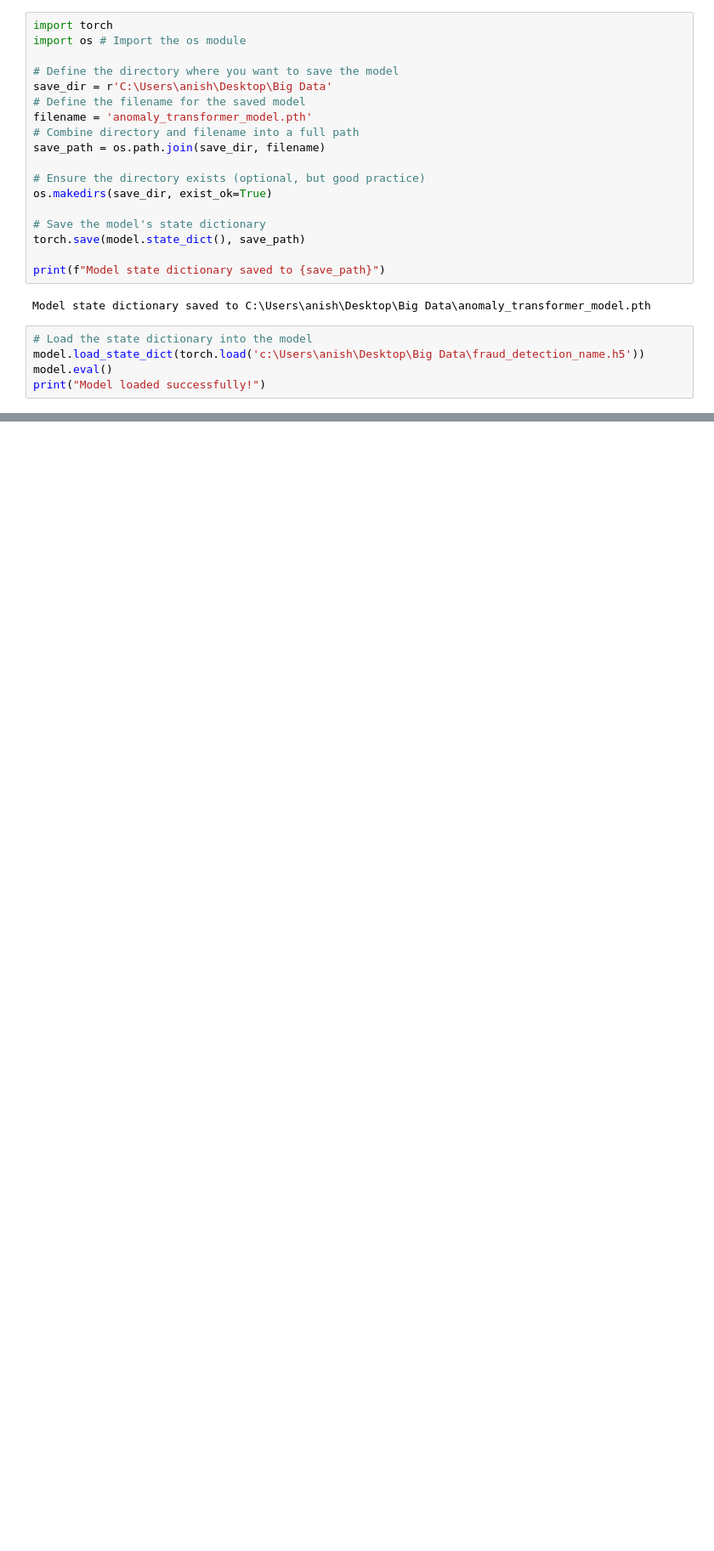
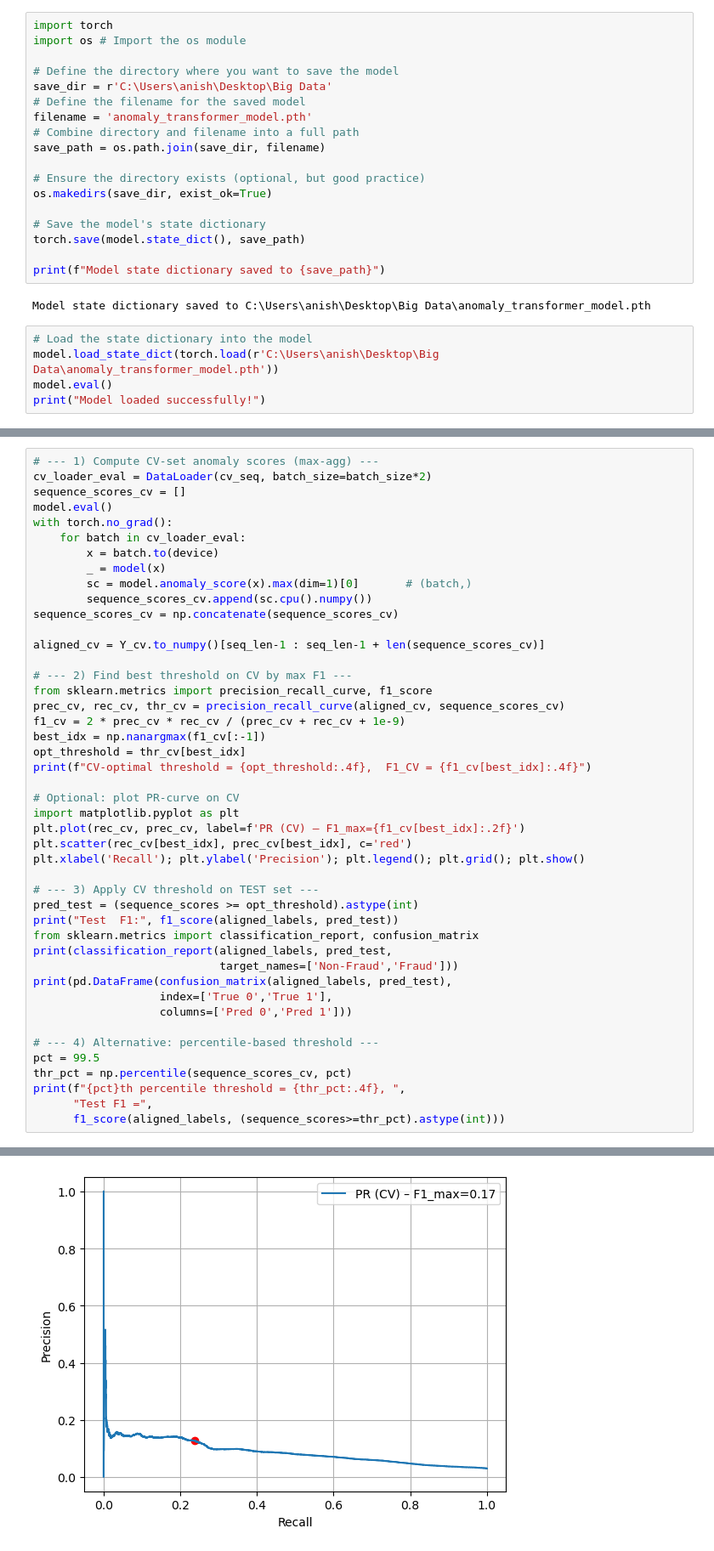
Before and after one commit to anish477/fraud-detection, a Jupyter notebook: fraud_detection_anamoly_transformer.ipynb, the cells around one changed output, grey strips where cells are left out. Shown: that part at 85% size. Cells and saved outputs as stored; diff of their text form; blank space fills up the shorter version.

Commit message:
updated model

```diff
--- a/fraud_detection_anamoly_transformer.ipynb
+++ b/fraud_detection_anamoly_transformer.ipynb
@@ -353,6 +353,6 @@ print(f"Model state dictionary saved to {save_path}")
 Model state dictionary saved to C:\Users\anish\Desktop\Big Data\anomaly_transformer_model.pth
 # %%
 # Load the state dictionary into the model
-model.load_state_dict(torch.load('c:\Users\anish\Desktop\Big Data\fraud_detection_name.h5'))
+model.load_state_dict(torch.load(r'C:\Users\anish\Desktop\Big Data\anomaly_transformer_model.pth'))
 model.eval()
 print("Model loaded successfully!")
@@ -480,0 +483,46 @@ Actual Fraud                     2813              787
+# %%
+# --- 1) Compute CV‐set anomaly scores (max‐agg) ---
+cv_loader_eval = DataLoader(cv_seq, batch_size=batch_size*2)
+sequence_scores_cv = []
+model.eval()
+with torch.no_grad():
+    for batch in cv_loader_eval:
+        x = batch.to(device)
+        _ = model(x)
+        sc = model.anomaly_score(x).max(dim=1)[0]       # (batch,)
+        sequence_scores_cv.append(sc.cpu().numpy())
+sequence_scores_cv = np.concatenate(sequence_scores_cv)
+
+aligned_cv = Y_cv.to_numpy()[seq_len-1 : seq_len-1 + len(sequence_scores_cv)]
+
+# --- 2) Find best threshold on CV by max F1 ---
+from sklearn.metrics import precision_recall_curve, f1_score
+prec_cv, rec_cv, thr_cv = precision_recall_curve(aligned_cv, sequence_scores_cv)
+f1_cv = 2 * prec_cv * rec_cv / (prec_cv + rec_cv + 1e-9)
+best_idx = np.nanargmax(f1_cv[:-1])
+opt_threshold = thr_cv[best_idx]
+print(f"CV-optimal threshold = {opt_threshold:.4f},  F1_CV = {f1_cv[best_idx]:.4f}")
+
+# Optional: plot PR‐curve on CV
+import matplotlib.pyplot as plt
+plt.plot(rec_cv, prec_cv, label=f'PR (CV) – F1_max={f1_cv[best_idx]:.2f}')
+plt.scatter(rec_cv[best_idx], prec_cv[best_idx], c='red')
+plt.xlabel('Recall'); plt.ylabel('Precision'); plt.legend(); plt.grid(); plt.show()
+
+# --- 3) Apply CV threshold on TEST set ---
+pred_test = (sequence_scores >= opt_threshold).astype(int)
+print("Test  F1:", f1_score(aligned_labels, pred_test))
+from sklearn.metrics import classification_report, confusion_matrix
+print(classification_report(aligned_labels, pred_test,
+                            target_names=['Non-Fraud','Fraud']))
+print(pd.DataFrame(confusion_matrix(aligned_labels, pred_test),
+                   index=['True 0','True 1'],
+                   columns=['Pred 0','Pred 1']))
+
+# --- 4) Alternative: percentile‐based threshold ---
+pct = 99.5
+thr_pct = np.percentile(sequence_scores_cv, pct)
+print(f"{pct}th percentile threshold = {thr_pct:.4f}, ",
+      "Test F1 =",
+      f1_score(aligned_labels, (sequence_scores>=thr_pct).astype(int)))
+# %% [output]
@@ -480,0 +530 @@ Actual Fraud                     2813              787
+[figure, added]
```
Also changed, not shown: parts of 4 cells of this notebook, 2 other files.
